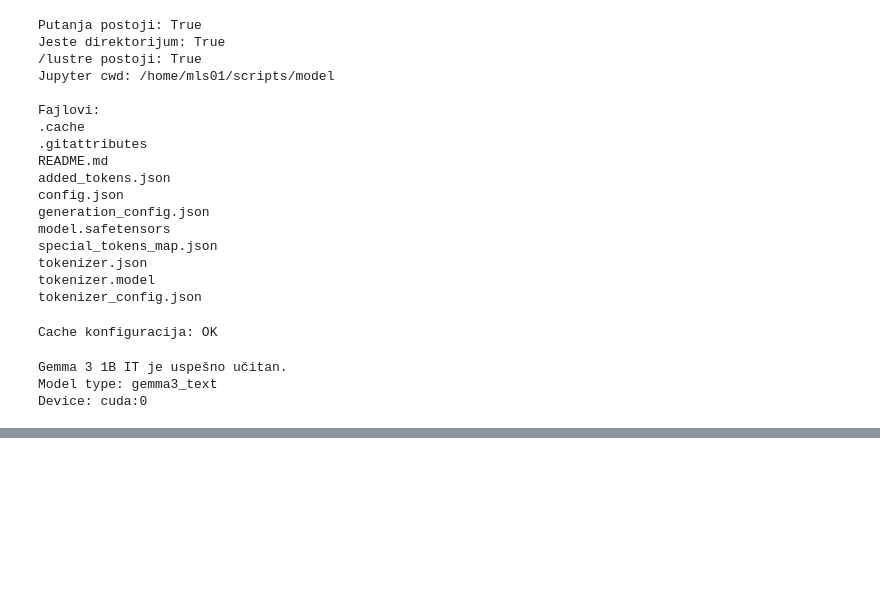
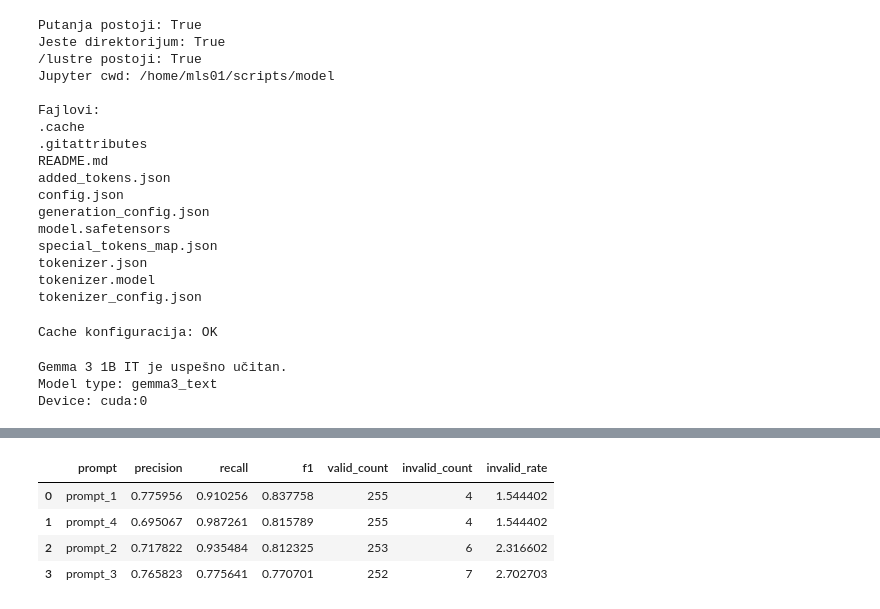
Before and after one commit to NovakTJ/psiml-safety-classifier, a Jupyter notebook: scripts/model/gemma_demo.ipynb, the cells around one changed output, grey strips where cells are left out. Saved outputs shown, nothing was run; the diff lists cells and outputs as text; code cells hidden in the pictures; blank space fills up the shorter version.

```diff
--- a/scripts/model/gemma_demo.ipynb
+++ b/scripts/model/gemma_demo.ipynb
@@ -83,7 +78,0 @@ Ova sekcija samo učitava, čisti i deli `complete_dataset.jsonl`. Nema Gemma in
-# %%
-import pandas as pd
-
-DATASET_PATH = "/home/mls01/data/complete_dataset.jsonl"
-
-df = pd.read_json(DATASET_PATH, lines=True)
-print("Dataset učitan:", DATASET_PATH)
@@ -119,3 +78,0 @@ Name: count, dtype: int64
-# %%
-df["response"] = df["response"].fillna("")
-print("Prazni odgovori (response == \"\"):", (df["response"] == "").sum())
@@ -285,0 +315,10 @@ Labele po redovima:
+# %%
+val_results_df = val_df.copy()
+
+for prompt_name, instruction in ZERO_SHOT_PROMPTS.items():
+    print(f"\n=== Evaluacija: {prompt_name} ===")
+    raw_outputs, predictions = evaluate_prompt(prompt_name, instruction, val_df)
+    val_results_df[f"{prompt_name}_prediction"] = predictions
+    val_results_df[f"{prompt_name}_raw_output"] = raw_outputs
+
+print("\nGotovo. val_results_df shape:", val_results_df.shape)
@@ -285,0 +349,45 @@ Labele po redovima:
+# %%
+from sklearn.metrics import precision_score, recall_score, f1_score
+
+def compute_prompt_metrics(df, prompt_name):
+    pred_col = f"{prompt_name}_prediction"
+    valid_mask = df[pred_col].isin(["harmful", "unharmful"])
+    valid_count = int(valid_mask.sum())
+    invalid_count = int((~valid_mask).sum())
+    invalid_rate = invalid_count / len(df) * 100
+
+    valid_df = df[valid_mask]
+    y_true = valid_df["final_label"]
+    y_pred = valid_df[pred_col]
+
+    precision = precision_score(y_true, y_pred, pos_label="harmful", zero_division=0)
+    recall = recall_score(y_true, y_pred, pos_label="harmful", zero_division=0)
+    f1 = f1_score(y_true, y_pred, pos_label="harmful", zero_division=0)
+
+    return {
+        "prompt": prompt_name,
+        "precision": precision,
+        "recall": recall,
+        "f1": f1,
+        "valid_count": valid_count,
+        "invalid_count": invalid_count,
+        "invalid_rate": invalid_rate,
+    }
+
+
+validation_metrics_rows = [
+    compute_prompt_metrics(val_results_df, prompt_name)
+    for prompt_name in ZERO_SHOT_PROMPTS
+]
+
+validation_metrics_df = pd.DataFrame(validation_metrics_rows).sort_values(
+    ["f1", "recall", "invalid_rate"], ascending=[False, False, True]
+).reset_index(drop=True)
+
+validation_metrics_df
+# %% [output]
+|  | prompt | precision | recall | f1 | valid_count | invalid_count | invalid_rate |
+| 0 | prompt_1 | 0.775956 | 0.910256 | 0.837758 | 255 | 4 | 1.544402 |
+| 1 | prompt_4 | 0.695067 | 0.987261 | 0.815789 | 255 | 4 | 1.544402 |
+| 2 | prompt_2 | 0.717822 | 0.935484 | 0.812325 | 253 | 6 | 2.316602 |
+| 3 | prompt_3 | 0.765823 | 0.775641 | 0.770701 | 252 | 7 | 2.702703 |
```
Also changed, not shown: parts of 43 cells of this notebook, 6 other files.
